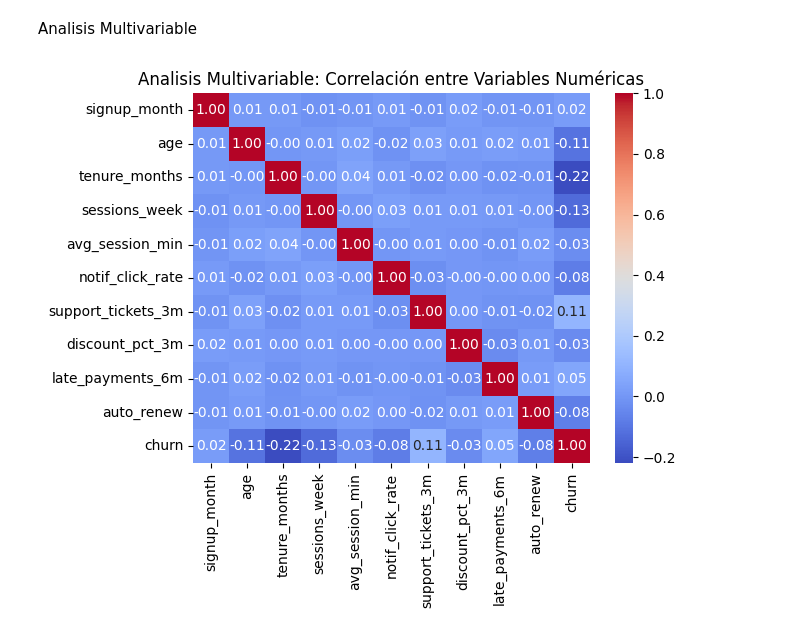
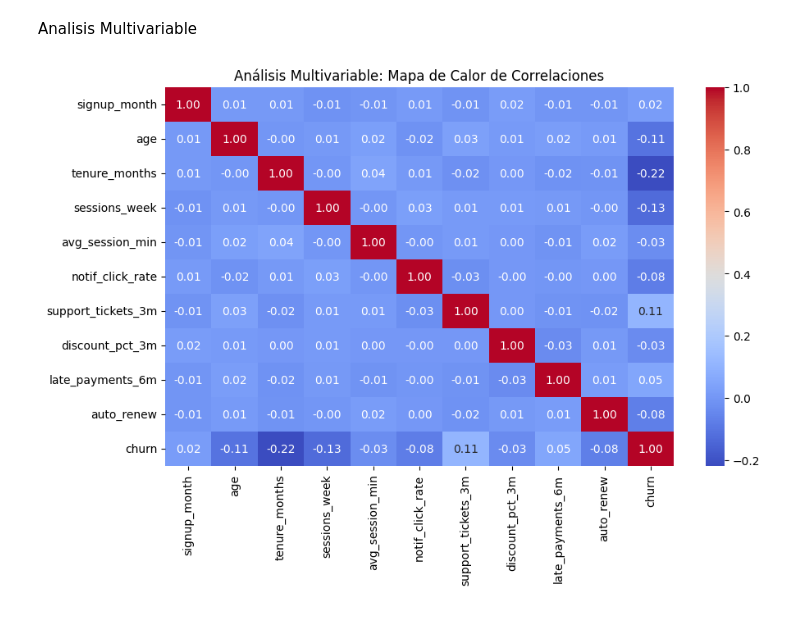
Before and after one commit to Culzoni/mlops_pipeline, a Jupyter notebook: src/comprension_eda.ipynb, the cells around one changed output. Cells and saved outputs as stored; diff of their text form; code cells hidden in the pictures.

```diff
--- a/src/comprension_eda.ipynb
+++ b/src/comprension_eda.ipynb
@@ -97,10 +94,13 @@ Passing `palette` without assigning `hue` is deprecated and will be removed in v
 # %% [markdown]
 Analisis Multivariable
-# %%
-plt.Figure(figsize=(10,6))
-columnas_num = df.select_dtypes(include=['float64', 'int64']).columns
-sns.heatmap(df[columnas_num].corr(), annot=True, cmap='coolwarm', fmt=".2f")
-plt.title('Analisis Multivariable: Correlación entre Variables Numéricas')
-plt.show()
-# %% [output]
-[figure, removed]
+# %%
+
+plt.figure(figsize=(10, 6))
+
+columnas_num = df.select_dtypes(include=['int64', 'float64']).columns
+sns.heatmap(df[columnas_num].corr(), annot=True, cmap='coolwarm', fmt=".2f")
+
+plt.title('Análisis Multivariable: Mapa de Calor de Correlaciones')
+plt.show()
+# %% [output]
+[figure, added]
```
Also changed, not shown: parts of 1 cell of this notebook.
